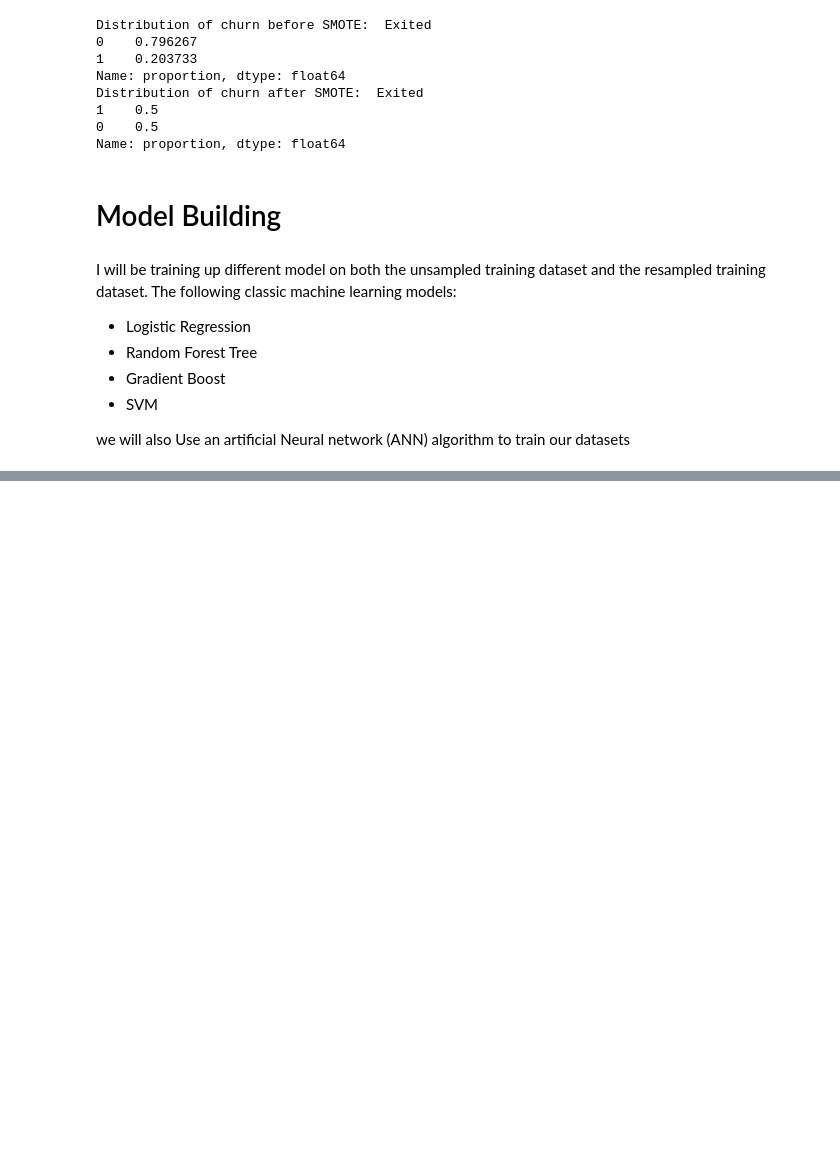
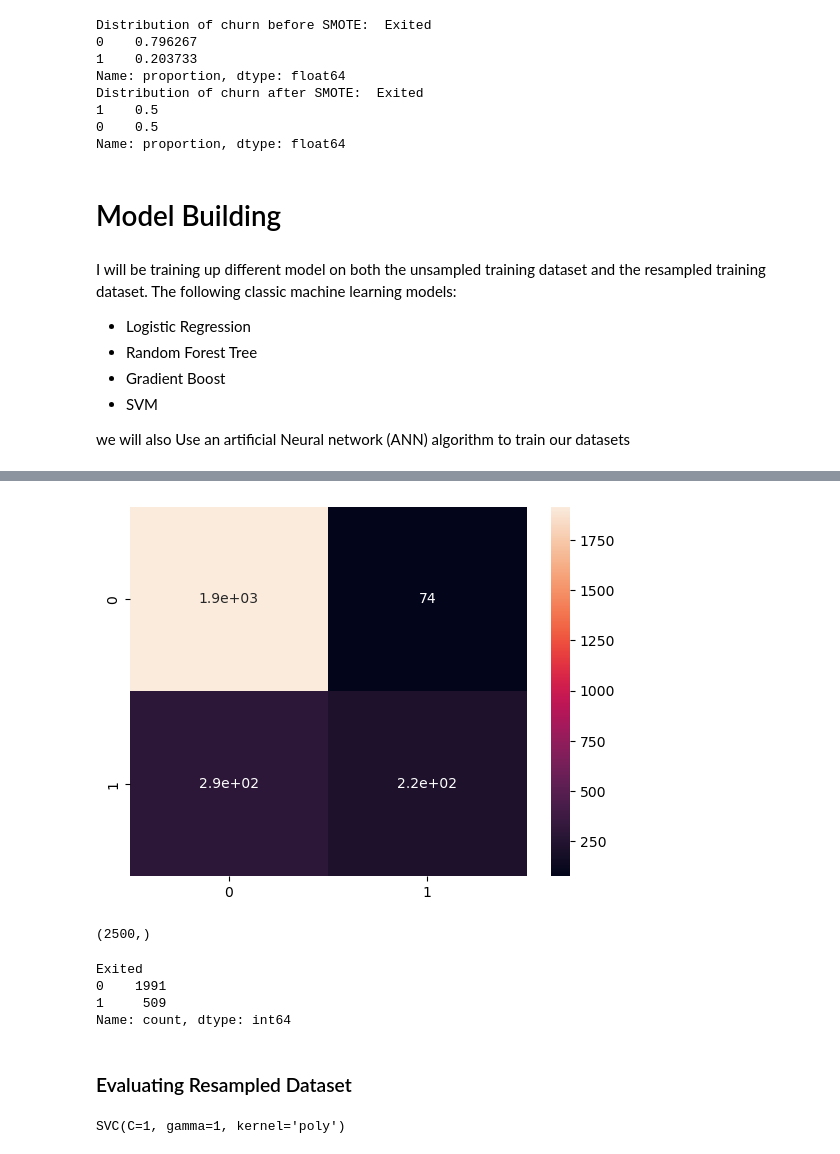
Before and after one commit to Tobiodedere1211/customer-churn-with-ANN, a Jupyter notebook: feature-engineering_model_builing.ipynb, the cells around one changed output, grey strips where cells are left out. Drawn from its saved outputs; the diff is of its cells as text; code cells hidden in the pictures; blank space fills up the shorter version.

```diff
--- a/feature-engineering_model_builing.ipynb
+++ b/feature-engineering_model_builing.ipynb
@@ -201,0 +248,12 @@ param_grids = [
+# %%
+cv = StratifiedKFold(n_splits=5, shuffle=True, random_state=0)
+for i, clf in enumerate(classifiers):
+    grid_search = GridSearchCV(clf, param_grid=param_grids[i],
+                               scoring='accuracy', cv=cv)
+    print(f"Training on {clf}")
+    grid_search.fit(X_train, y_train)
+
+    print(f"Best parameter for classifier{i}: {grid_search.best_params_}")
+    print(f"Training accuracy for classifier {i}: {grid_search.score(X_train_resampled, y_train_resampled)}")
+    print("=======================================================================")
+    print()
@@ -201,0 +288,10 @@ param_grids = [
+# %%
+logistic_reg = LogisticRegression(C=10, penalty='l2')
+random_forest = RandomForestClassifier(max_depth=5, n_estimators=100, max_features=None)
+gradient_boost = GradientBoostingClassifier(learning_rate=0.1, max_depth=3, n_estimators=100, min_samples_split=10)
+svc = SVC(C=1, gamma=1, kernel='poly')
+# %%
+logistic_reg.fit(X_train, y_train)
+random_forest.fit(X_train, y_train)
+gradient_boost.fit(X_train, y_train)
+svc.fit(X_train, y_train)
@@ -201,0 +302,5 @@ param_grids = [
+# %%
+y_pred_log = logistic_reg.predict(X_test)
+y_pred_forest = random_forest.predict(X_test)
+y_pred_grad = gradient_boost.predict(X_test)
+y_pred_svc = svc.predict(X_test)
@@ -201,0 +346,20 @@ param_grids = [
+# %%
+# Getting the cnfusion Matrics for Gradient Boost
+conf_matrix = confusion_matrix(y_test, y_pred_grad)
+sns.heatmap(conf_matrix, annot=True)
+plt.show()
+# %% [output]
+[figure, added]
+# %%
+y_test.shape
+# %% [output]
+(2500,)
+# %%
+y_test.value_counts()
+# %% [output]
+Exited
+0    1991
+1     509
+Name: count, dtype: int64
+# %% [markdown]
+### Evaluating Resampled Dataset
@@ -201,0 +371,7 @@ param_grids = [
+# %%
+logistic_reg.fit(X_train_resampled, y_train_resampled)
+random_forest.fit(X_train_resampled, y_train_resampled)
+gradient_boost.fit(X_train_resampled, y_train_resampled)
+svc.fit(X_train_resampled, y_train_resampled)
+# %% [output]
+SVC(C=1, gamma=1, kernel='poly')
```
Also changed, not shown: parts of 34 cells of this notebook.
